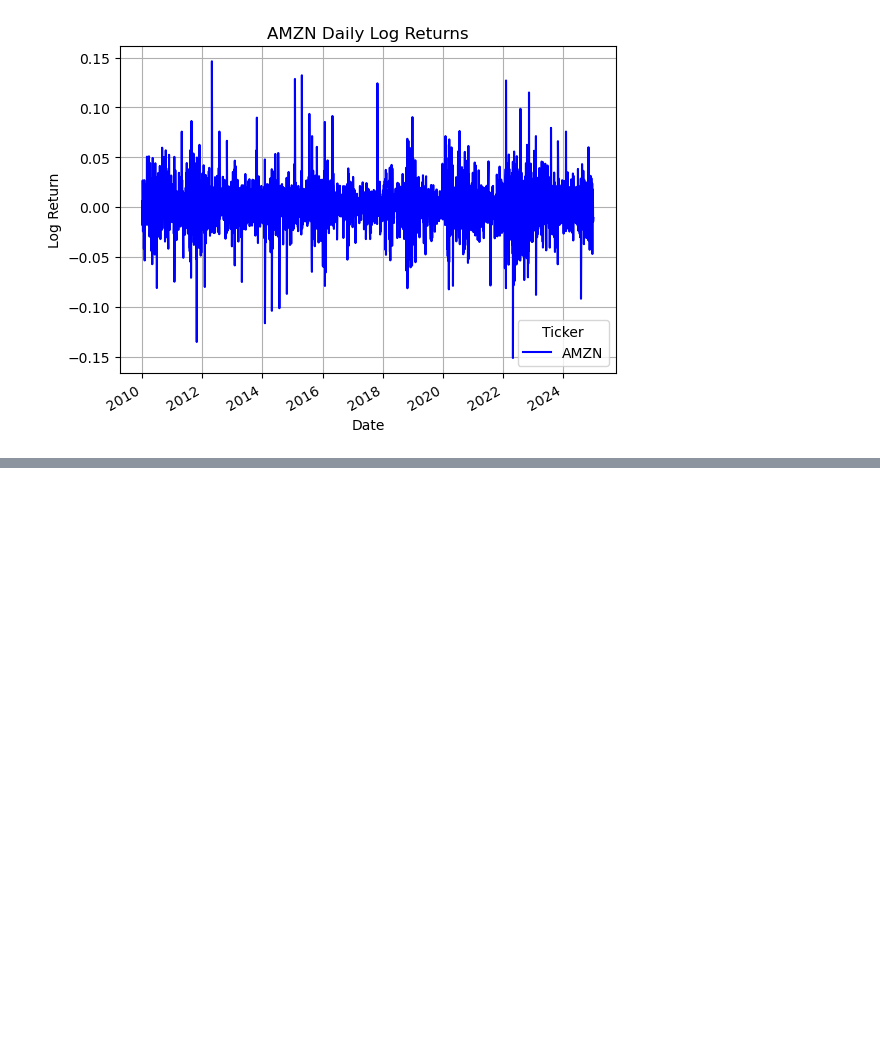
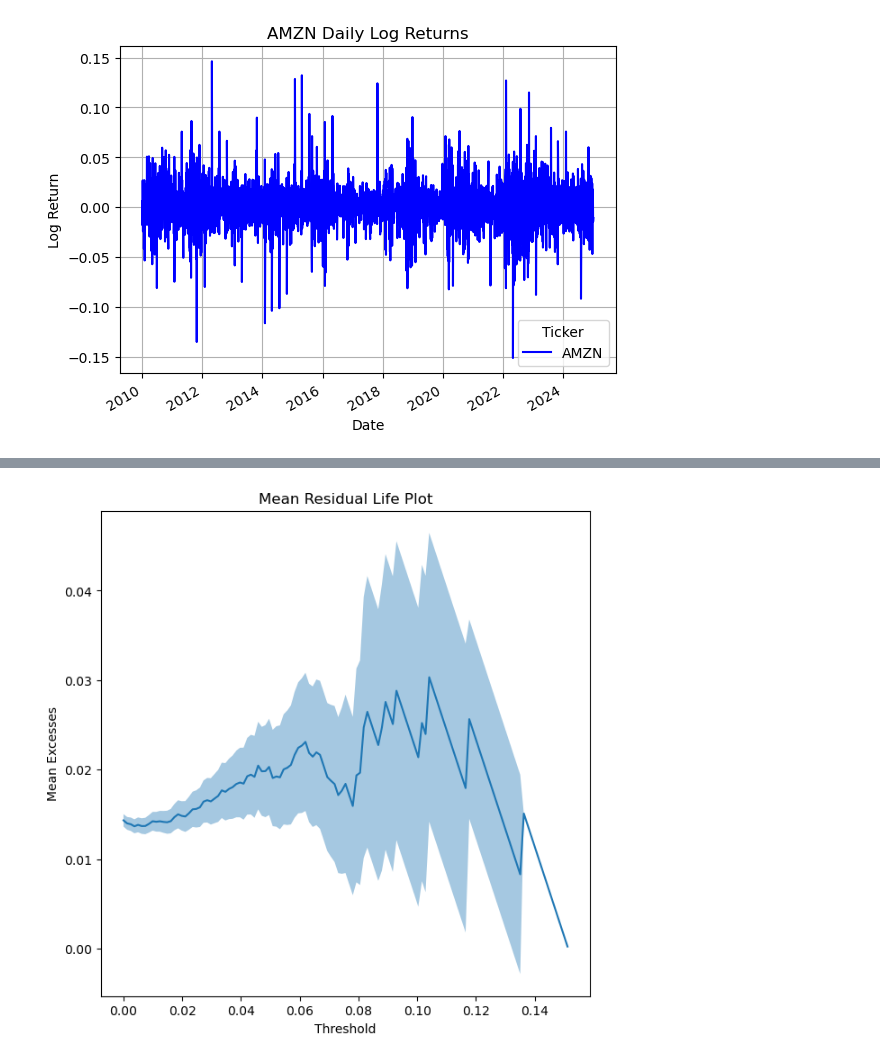
Before and after one commit to Scott-Yap/M2R_EVT, a Jupyter notebook: test.ipynb, the cells around one changed output, grey strips where cells are left out. Saved outputs shown, nothing was run; the diff lists cells and outputs as text; code cells hidden in the pictures; blank space fills up the shorter version.

```diff
--- a/test.ipynb
+++ b/test.ipynb
@@ -131,0 +147,5 @@ UFuncTypeError: ufunc 'multiply' did not contain a loop with signature matching
+# %%
+#Mean Residual Life plot for finding appropriate threshold value for Peak-Over-Threshold method.
+ely.MRL(sample=extreme_df,alpha=0.05)
+# %% [output]
+[figure, added]
```
Also changed, not shown: parts of 6 cells of this notebook.
